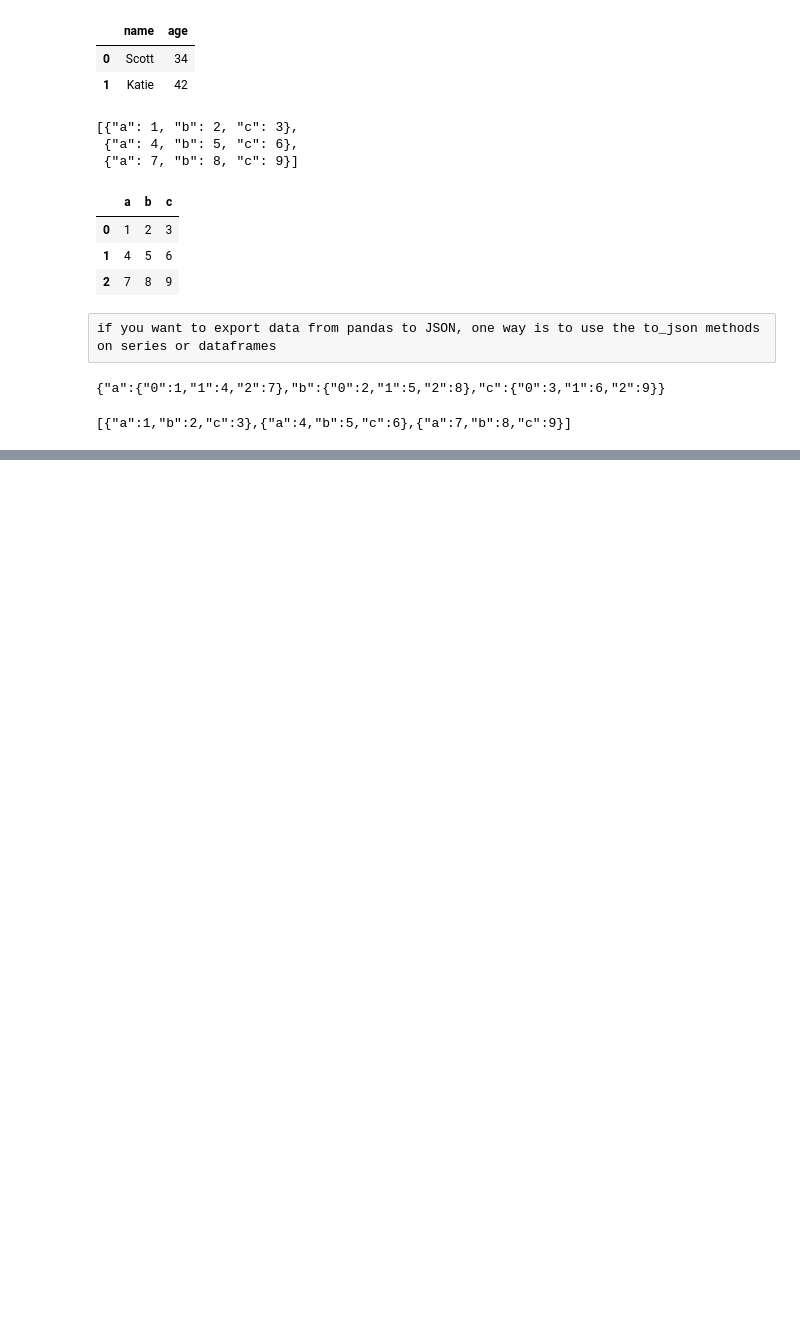
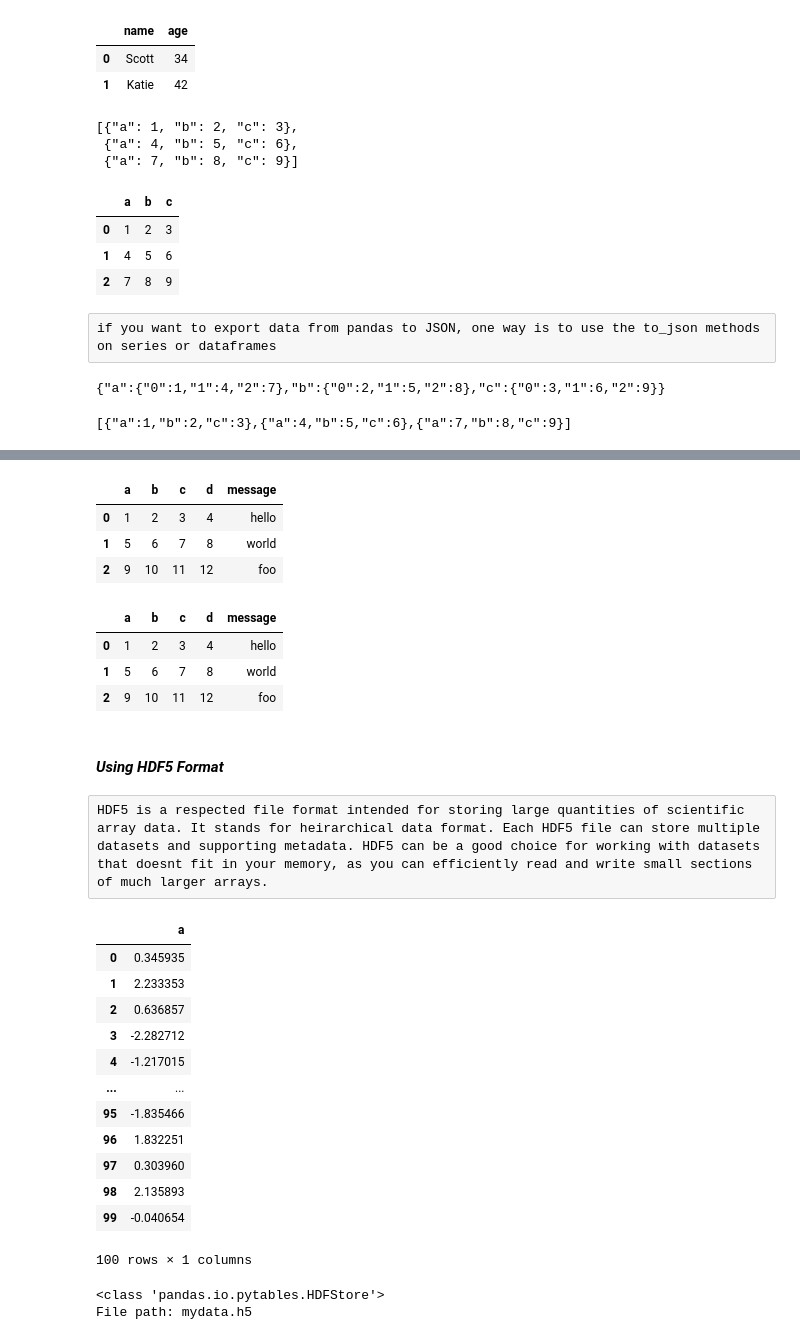
Before and after one commit to shrey0812/Data-Analysis-By-Wes-Mckinney, a Jupyter notebook: Chapter 6/Chapter-6-part-1.ipynb, the cells around one changed output, grey strips where cells are left out. Cells and saved outputs as stored; diff of their text form; code cells hidden in the pictures; blank space fills up the shorter version.

```diff
--- a/Chapter 6/Chapter-6-part-1.ipynb
+++ b/Chapter 6/Chapter-6-part-1.ipynb
@@ -432,0 +510,8 @@ error: incomplete escape \U at position 28
+# %%
+frame = pd.read_csv('../data/ex1.csv')
+frame
+# %% [output]
+|  | a | b | c | d | message |
+| 0 | 1 | 2 | 3 | 4 | hello |
+| 1 | 5 | 6 | 7 | 8 | world |
+| 2 | 9 | 10 | 11 | 12 | foo |
@@ -432,0 +520,29 @@ error: incomplete escape \U at position 28
+# %%
+pd.read_pickle('../data/frame_pickle')
+# %% [output]
+|  | a | b | c | d | message |
+| 0 | 1 | 2 | 3 | 4 | hello |
+| 1 | 5 | 6 | 7 | 8 | world |
+| 2 | 9 | 10 | 11 | 12 | foo |
+# %% [markdown]
+#### ***Using HDF5 Format***
+# %% [raw]
+HDF5 is a respected file format intended for storing large quantities of scientific array data. It stands for heirarchical data format. Each HDF5 file can store multiple datasets and supporting metadata. HDF5 can be a good choice for working with datasets that doesnt fit in your memory, as you can efficiently read and write small sections of much larger arrays.
+# %%
+frame = pd.DataFrame({'a':np.random.randn(100)})
+# %%
+frame
+# %% [output]
+|  | a |
+| 0 | 0.345935 |
+| 1 | 2.233353 |
+| 2 | 0.636857 |
+| 3 | -2.282712 |
+| 4 | -1.217015 |
+| ... | ... |
+| 95 | -1.835466 |
+| 96 | 1.832251 |
+| 97 | 0.303960 |
+| 98 | 2.135893 |
+| 99 | -0.040654 |
+100 rows × 1 columns
@@ -432,0 +555,5 @@ error: incomplete escape \U at position 28
+# %%
+store
+# %% [output]
+<class 'pandas.io.pytables.HDFStore'>
+File path: mydata.h5
```
Also changed, not shown: parts of 35 cells of this notebook, 5 other files.
